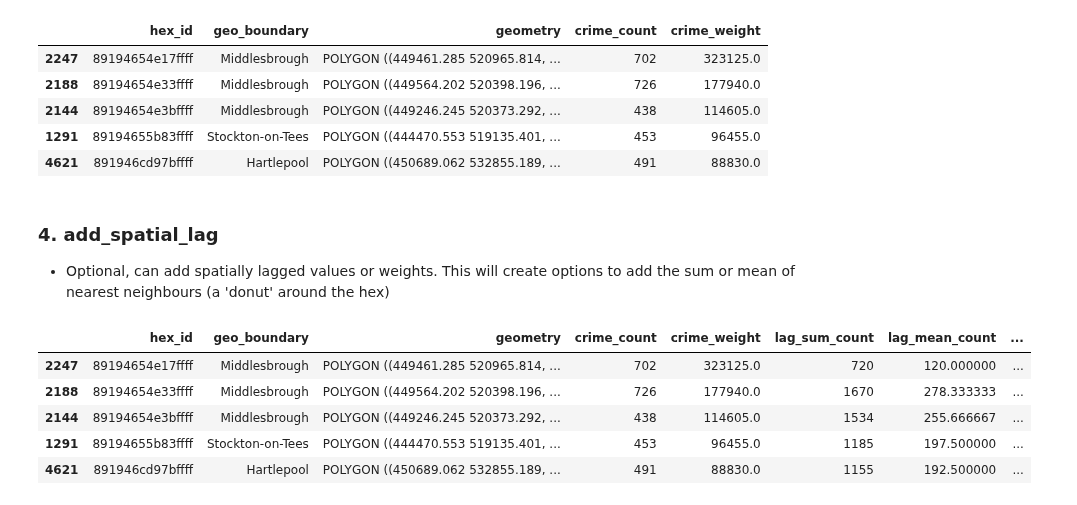
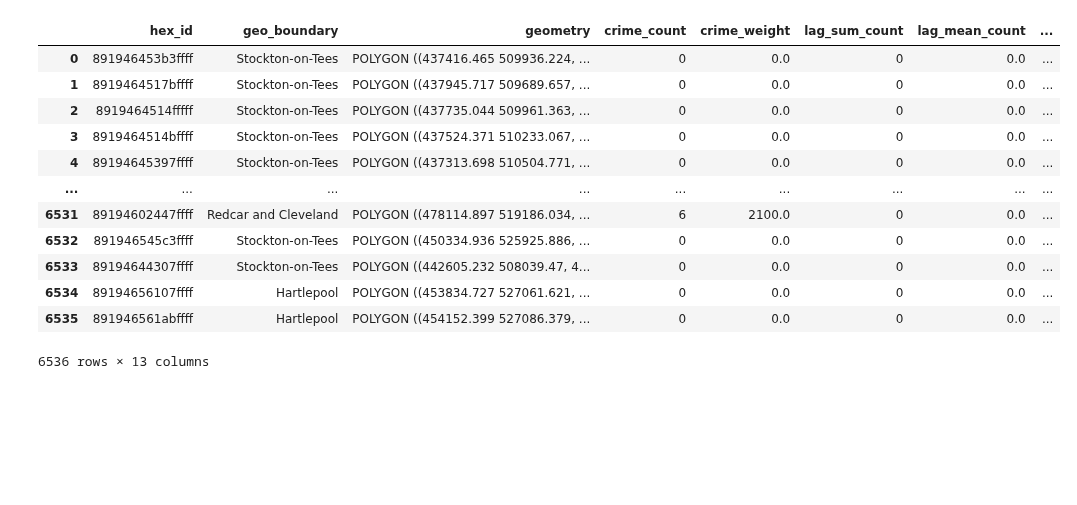
Before and after one commit to routineactivity/hexseg, a Jupyter notebook: notebooks/01‐hexagon‐workflow.ipynb, the cells around one changed output. Saved outputs shown, nothing was run; the diff lists cells and outputs as text; code cells hidden in the pictures; blank space fills up the shorter version.

```diff
--- a/notebooks/01‐hexagon‐workflow.ipynb
+++ b/notebooks/01‐hexagon‐workflow.ipynb
@@ -36 +4,11 @@ gdf_crimes = read_wkt_parquet(crimes)
+# %%
+# filepaths
+base = "https://raw.githubusercontent.com/routineactivity/hexseg/main/data"
+districts = f"{base}/cleveland_districts.gpkg"
+roads     = f"{base}/cleveland_roads.gpkg"
+crimes    = f"{base}/cleveland_sample_data.gpkg"
+
+gdf_districts = gpd.read_file(districts)
+gdf_roads     = gpd.read_file(roads)
+gdf_crimes    = gpd.read_file(crimes)
 # %%
@@ -81,31 +54,23 @@ hex_both = hexseg.summarise_by_hex(
-# %%
-hex_both_sorted = hex_both.sort_values('crime_weight', ascending=False)
-hex_both_sorted.head()
-# %% [output]
-|  | hex_id | geo_boundary | geometry | crime_count | crime_weight |
-| 2247 | 89194654e17ffff | Middlesbrough | POLYGON ((449461.285 520965.814, ... | 702 | 323125.0 |
-| 2188 | 89194654e33ffff | Middlesbrough | POLYGON ((449564.202 520398.196, ... | 726 | 177940.0 |
-| 2144 | 89194654e3bffff | Middlesbrough | POLYGON ((449246.245 520373.292, ... | 438 | 114605.0 |
-| 1291 | 89194655b83ffff | Stockton-on-Tees | POLYGON ((444470.553 519135.401, ... | 453 | 96455.0 |
-| 4621 | 891946cd97bffff | Hartlepool | POLYGON ((450689.062 532855.189, ... | 491 | 88830.0 |
-# %% [markdown]
-### 4. add_spatial_lag
-
-* Optional, can add spatially lagged values or weights. This will create options to add the sum or mean of nearest neighbours (a 'donut' around the hex)
 # %%
-hex_lagged = hexseg.add_spatial_lag(
+hex_lagged = HS.add_spatial_lag(
     hexes_gdf=hex_both,
     count_col='crime_count',
     weight_col='crime_weight',
     k=6
-    )
+)
+
+hex_lagged
+# %% [output]
+|  | hex_id | geo_boundary | geometry | crime_count | crime_weight | lag_sum_count | lag_mean_count | ... |
+| 0 | 891946453b3ffff | Stockton-on-Tees | POLYGON ((437416.465 509936.224, ... | 0 | 0.0 | 0 | 0.0 | ... |
+| 1 | 8919464517bffff | Stockton-on-Tees | POLYGON ((437945.717 509689.657, ... | 0 | 0.0 | 0 | 0.0 | ... |
+| 2 | 8919464514fffff | Stockton-on-Tees | POLYGON ((437735.044 509961.363, ... | 0 | 0.0 | 0 | 0.0 | ... |
+| 3 | 8919464514bffff | Stockton-on-Tees | POLYGON ((437524.371 510233.067, ... | 0 | 0.0 | 0 | 0.0 | ... |
+| 4 | 89194645397ffff | Stockton-on-Tees | POLYGON ((437313.698 510504.771, ... | 0 | 0.0 | 0 | 0.0 | ... |
+| ... | ... | ... | ... | ... | ... | ... | ... | ... |
+| 6531 | 89194602447ffff | Redcar and Cleveland | POLYGON ((478114.897 519186.034, ... | 6 | 2100.0 | 0 | 0.0 | ... |
+| 6532 | 891946545c3ffff | Stockton-on-Tees | POLYGON ((450334.936 525925.886, ... | 0 | 0.0 | 0 | 0.0 | ... |
+| 6533 | 89194644307ffff | Stockton-on-Tees | POLYGON ((442605.232 508039.47, 4... | 0 | 0.0 | 0 | 0.0 | ... |
+| 6534 | 89194656107ffff | Hartlepool | POLYGON ((453834.727 527061.621, ... | 0 | 0.0 | 0 | 0.0 | ... |
+| 6535 | 891946561abffff | Hartlepool | POLYGON ((454152.399 527086.379, ... | 0 | 0.0 | 0 | 0.0 | ... |
+6536 rows × 13 columns
-# %%
-hex_lagged_sorted = hex_lagged.sort_values('crime_weight', ascending=False)
-hex_lagged_sorted.head()
-# %% [output]
-|  | hex_id | geo_boundary | geometry | crime_count | crime_weight | lag_sum_count | lag_mean_count | ... |
-| 2247 | 89194654e17ffff | Middlesbrough | POLYGON ((449461.285 520965.814, ... | 702 | 323125.0 | 720 | 120.000000 | ... |
-| 2188 | 89194654e33ffff | Middlesbrough | POLYGON ((449564.202 520398.196, ... | 726 | 177940.0 | 1670 | 278.333333 | ... |
-| 2144 | 89194654e3bffff | Middlesbrough | POLYGON ((449246.245 520373.292, ... | 438 | 114605.0 | 1534 | 255.666667 | ... |
-| 1291 | 89194655b83ffff | Stockton-on-Tees | POLYGON ((444470.553 519135.401, ... | 453 | 96455.0 | 1185 | 197.500000 | ... |
-| 4621 | 891946cd97bffff | Hartlepool | POLYGON ((450689.062 532855.189, ... | 491 | 88830.0 | 1155 | 192.500000 | ... |
```
Also changed, not shown: parts of 26 cells of this notebook.
